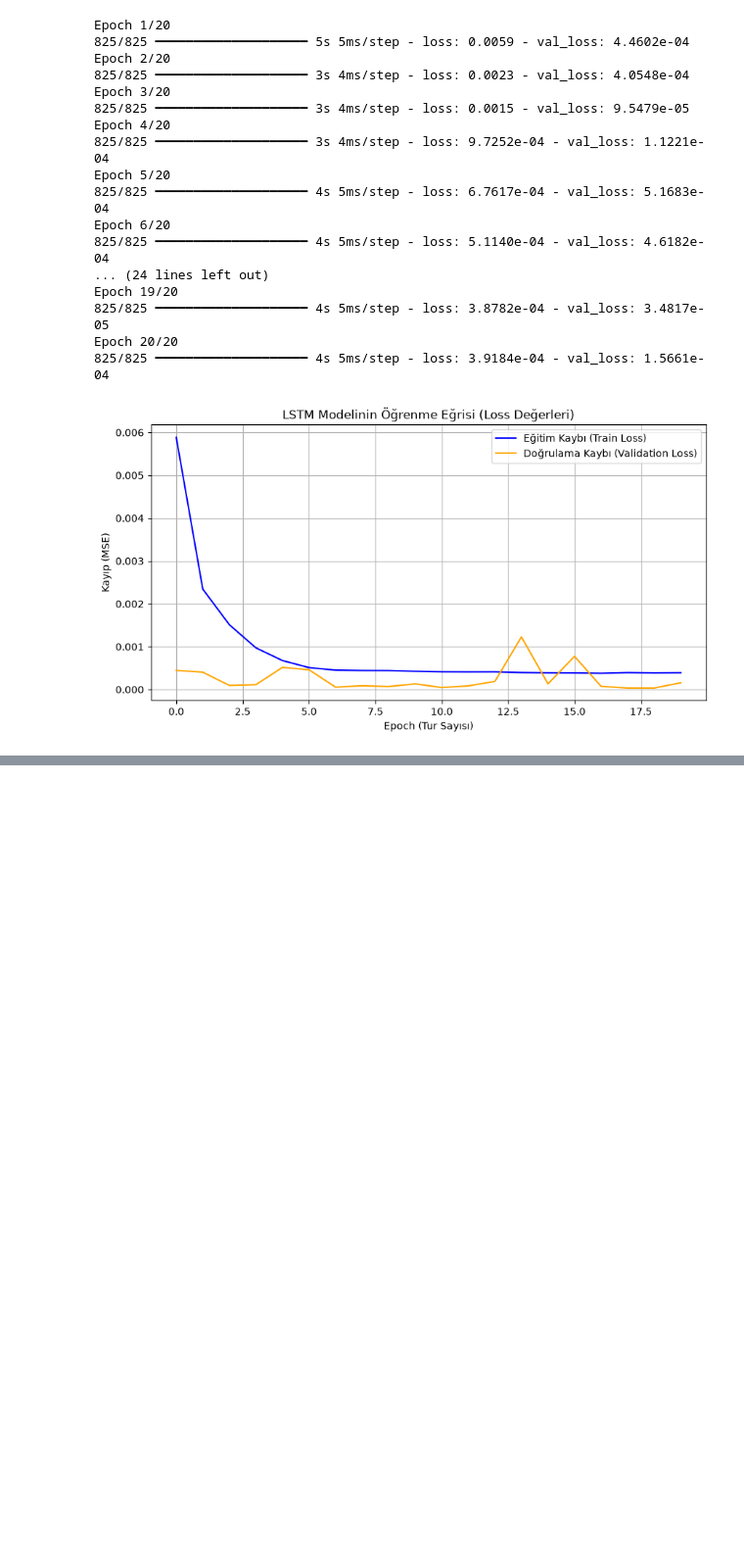
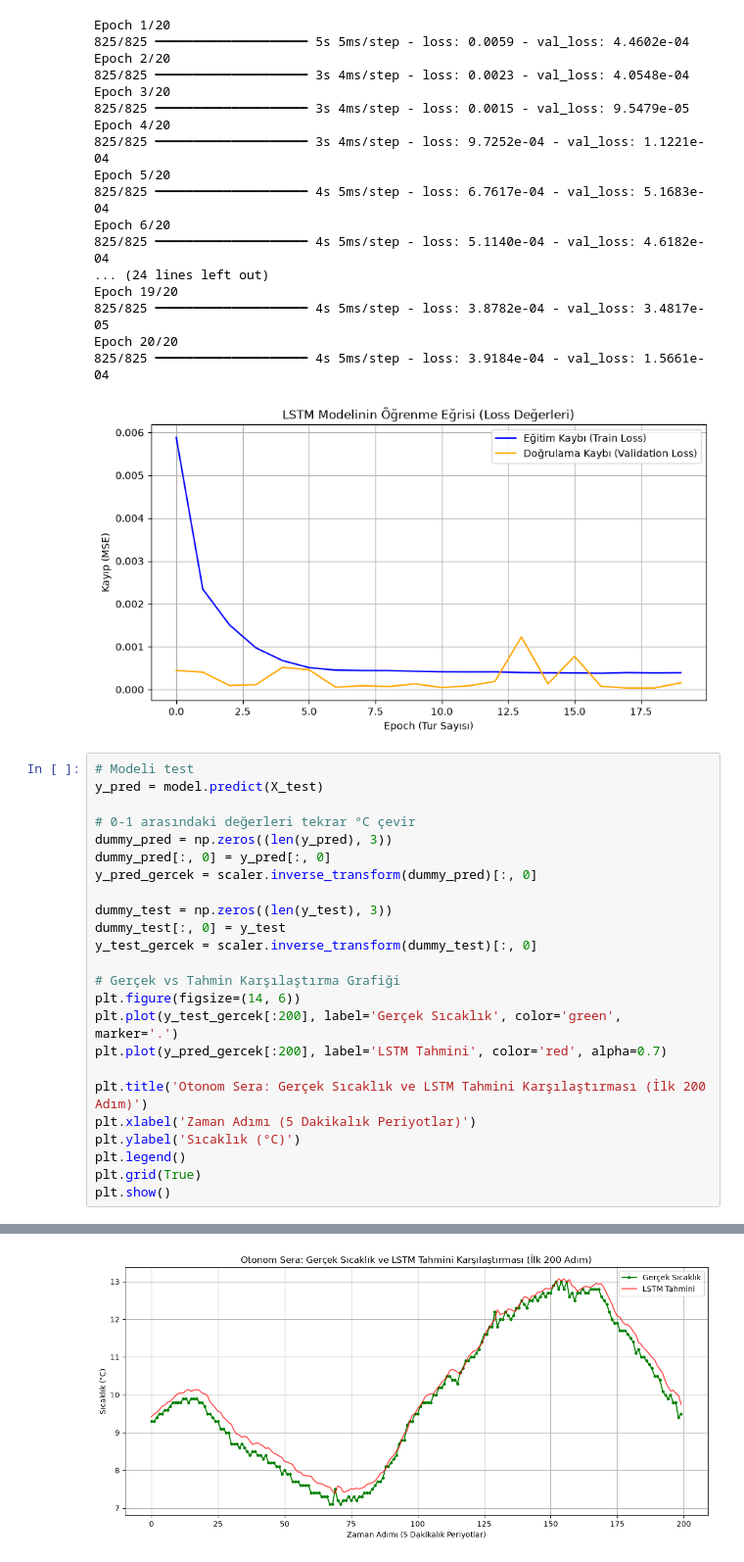
Before and after one commit to iclalolkky/OtonomSeraLSTM, a Jupyter notebook: notebooks/veri_kesfi.ipynb, the cells around one changed output, grey strips where cells are left out. Shown at 98% size. Drawn from its saved outputs; the diff is of its cells as text; blank space fills up the shorter version.

Commit message:
feat: model test edildi ve sicaklik tahmin grafigi cizdirildi

```diff
--- a/notebooks/veri_kesfi.ipynb
+++ b/notebooks/veri_kesfi.ipynb
@@ -179,3 +179,28 @@ Epoch 19/20
 Epoch 20/20
 825/825 ━━━━━━━━━━━━━━━━━━━━ 4s 5ms/step - loss: 3.9184e-04 - val_loss: 1.5661e-04
 [figure]
+# %%
+# Modeli test
+y_pred = model.predict(X_test)
+
+# 0-1 arasındaki değerleri tekrar °C çevir
+dummy_pred = np.zeros((len(y_pred), 3))
+dummy_pred[:, 0] = y_pred[:, 0]
+y_pred_gercek = scaler.inverse_transform(dummy_pred)[:, 0]
+
+dummy_test = np.zeros((len(y_test), 3))
+dummy_test[:, 0] = y_test
+y_test_gercek = scaler.inverse_transform(dummy_test)[:, 0]
+
+# Gerçek vs Tahmin Karşılaştırma Grafiği
+plt.figure(figsize=(14, 6))
+plt.plot(y_test_gercek[:200], label='Gerçek Sıcaklık', color='green', marker='.')
+plt.plot(y_pred_gercek[:200], label='LSTM Tahmini', color='red', alpha=0.7)
+
+plt.title('Otonom Sera: Gerçek Sıcaklık ve LSTM Tahmini Karşılaştırması (İlk 200 Adım)')
+plt.xlabel('Zaman Adımı (5 Dakikalık Periyotlar)')
+plt.ylabel('Sıcaklık (°C)')
+plt.legend()
+plt.grid(True)
+plt.show()
+# %% [output]
@@ -181,0 +208 @@ Epoch 20/20
+[figure, added]
```
Also changed, not shown: parts of 1 cell of this notebook.
